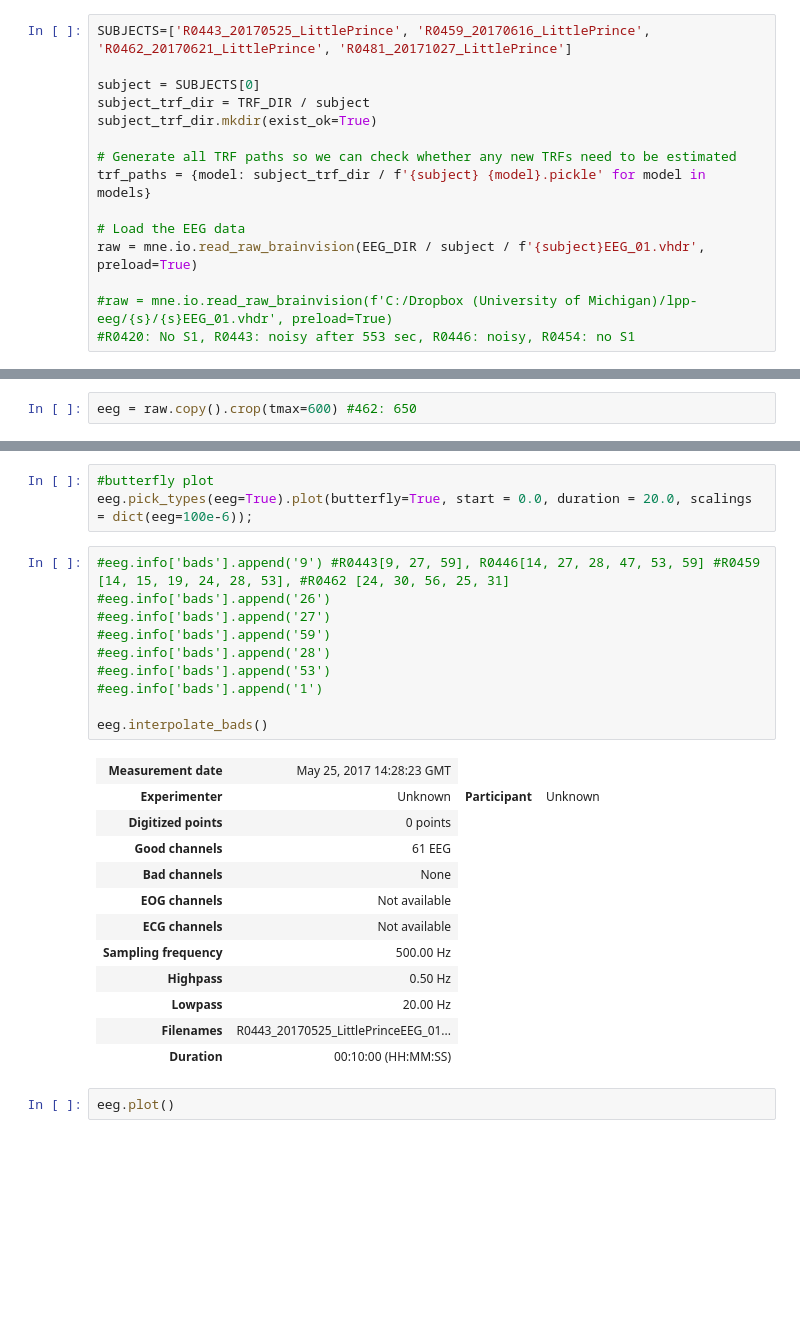
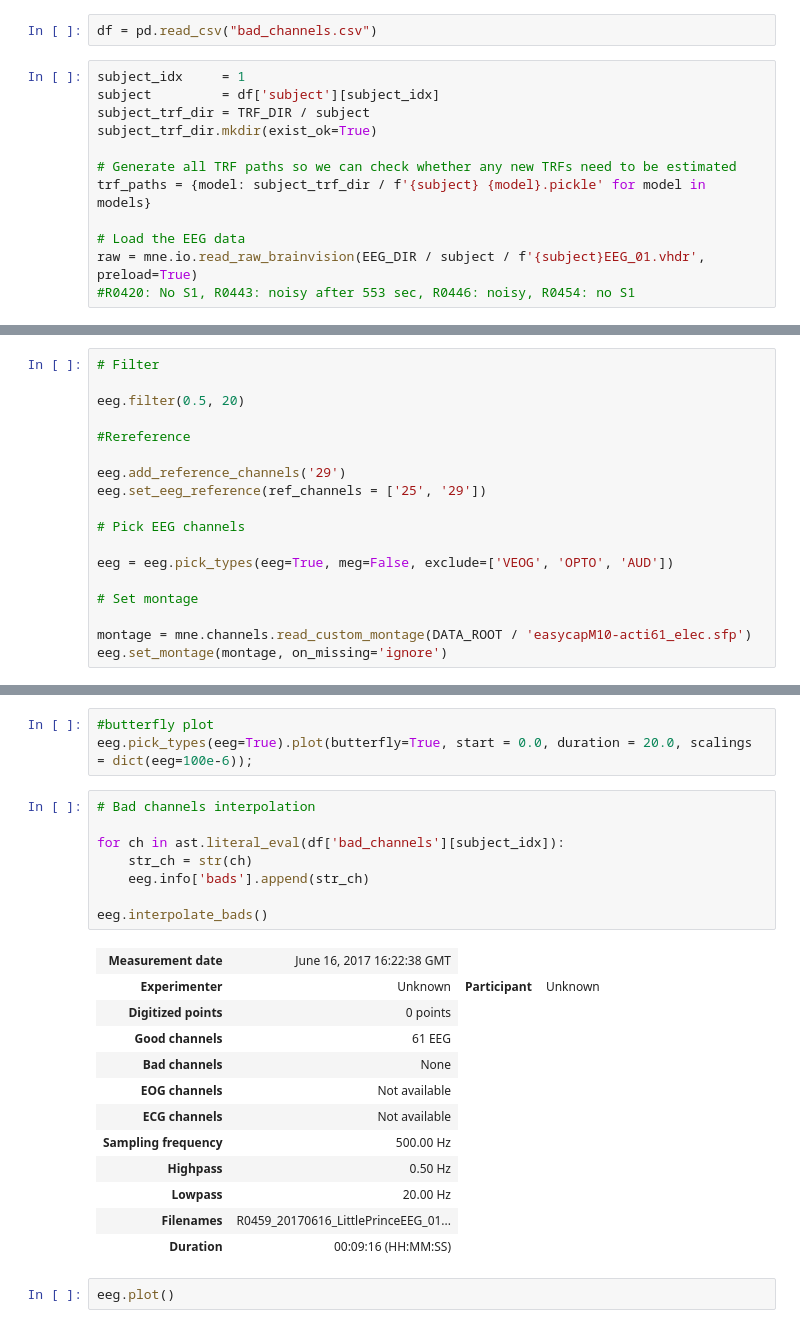
Before and after one commit to jeonghwa-cho/trf, a Jupyter notebook: estimate_trfs_LittlePrince.ipynb, the cells around one changed output, grey strips where cells are left out. Saved outputs shown, nothing was run; the diff lists cells and outputs as text; blank space fills up the shorter version.

```diff
--- a/estimate_trfs_LittlePrince.ipynb
+++ b/estimate_trfs_LittlePrince.ipynb
@@ -69,10 +81,11 @@ models = {
 }
 # %% [markdown]
 # Load & preprocess EEG
+# %%
+df = pd.read_csv("bad_channels.csv")
 # %%
-SUBJECTS=['R0443_20170525_LittlePrince', 'R0459_20170616_LittlePrince', 'R0462_20170621_LittlePrince', 'R0481_20171027_LittlePrince']
-
-subject = SUBJECTS[0]
+subject_idx     = 1
+subject         = df['subject'][subject_idx]
 subject_trf_dir = TRF_DIR / subject
 subject_trf_dir.mkdir(exist_ok=True)
 
@@ -81,7 +94,5 @@ trf_paths = {model: subject_trf_dir / f'{subject} {model}.pickle' for model in m
 
 # Load the EEG data
 raw = mne.io.read_raw_brainvision(EEG_DIR / subject / f'{subject}EEG_01.vhdr', preload=True)
-
-#raw = mne.io.read_raw_brainvision(f'C:/Dropbox (University of Michigan)/lpp-eeg/{s}/{s}EEG_01.vhdr', preload=True)
 #R0420: No S1, R0443: noisy after 553 sec, R0446: noisy, R0454: no S1
 # %%
@@ -108,2 +123,18 @@ eeg = raw.copy().crop(tmax=600) #462: 650
-# %%
-eeg = raw.copy().crop(tmax=600) #462: 650
+# %%
+# Filter
+
+eeg.filter(0.5, 20)
+
+#Rereference
+
+eeg.add_reference_channels('29')
+eeg.set_eeg_reference(ref_channels = ['25', '29'])
+
+# Pick EEG channels
+
+eeg = eeg.pick_types(eeg=True, meg=False, exclude=['VEOG', 'OPTO', 'AUD'])
+
+# Set montage
+
+montage = mne.channels.read_custom_montage(DATA_ROOT / 'easycapM10-acti61_elec.sfp')
+eeg.set_montage(montage, on_missing='ignore')
@@ -117,17 +170,15 @@ eeg.plot()
 #butterfly plot
 eeg.pick_types(eeg=True).plot(butterfly=True, start = 0.0, duration = 20.0, scalings = dict(eeg=100e-6));
 # %%
-#eeg.info['bads'].append('9') #R0443[9, 27, 59], R0446[14, 27, 28, 47, 53, 59] #R0459 [14, 15, 19, 24, 28, 53], #R0462 [24, 30, 56, 25, 31]
-#eeg.info['bads'].append('26')
-#eeg.info['bads'].append('27')
-#eeg.info['bads'].append('59')
-#eeg.info['bads'].append('28')
-#eeg.info['bads'].append('53')
-#eeg.info['bads'].append('1')
+# Bad channels interpolation
+
+for ch in ast.literal_eval(df['bad_channels'][subject_idx]):
+    str_ch = str(ch)
+    eeg.info['bads'].append(str_ch)
 
 eeg.interpolate_bads()
 # %% [output]
-| Measurement date | May 25, 2017 14:28:23 GMT |
+| Measurement date | June 16, 2017 16:22:38 GMT |
 | Experimenter | Unknown | Participant | Unknown |
 | Digitized points | 0 points |
 | Good channels | 61 EEG |
@@ -137,8 +188,8 @@ eeg.interpolate_bads()
 | Sampling frequency | 500.00 Hz |
 | Highpass | 0.50 Hz |
 | Lowpass | 20.00 Hz |
-| Filenames | R0443_20170525_LittlePrinceEEG_01... |
-| Duration | 00:10:00 (HH:MM:SS) |
+| Filenames | R0459_20170616_LittlePrinceEEG_01... |
+| Duration | 00:09:16 (HH:MM:SS) |
 # %%
 eeg.plot()
 # %% [output]
```
Also changed, not shown: parts of 45 cells of this notebook.
